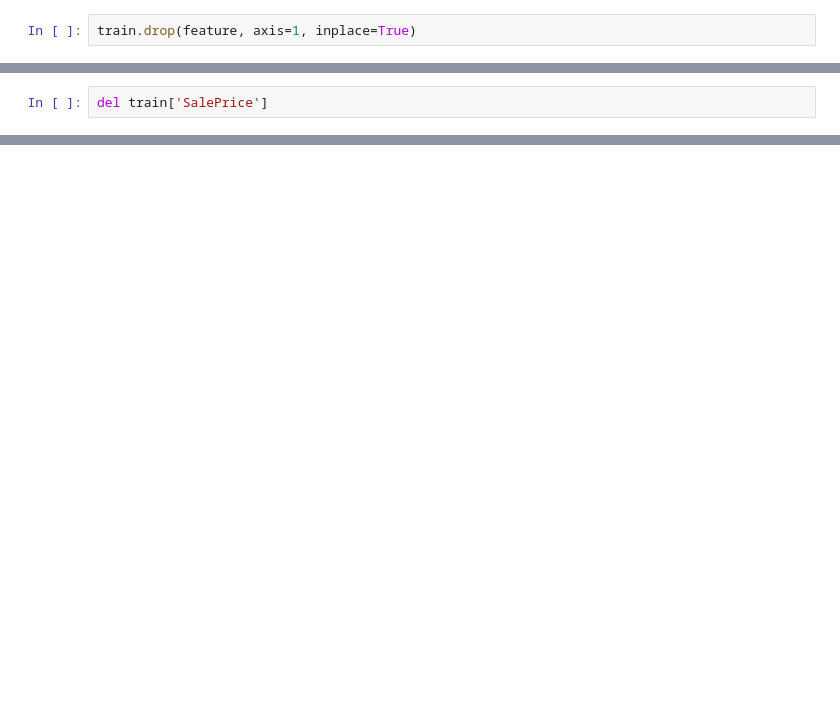
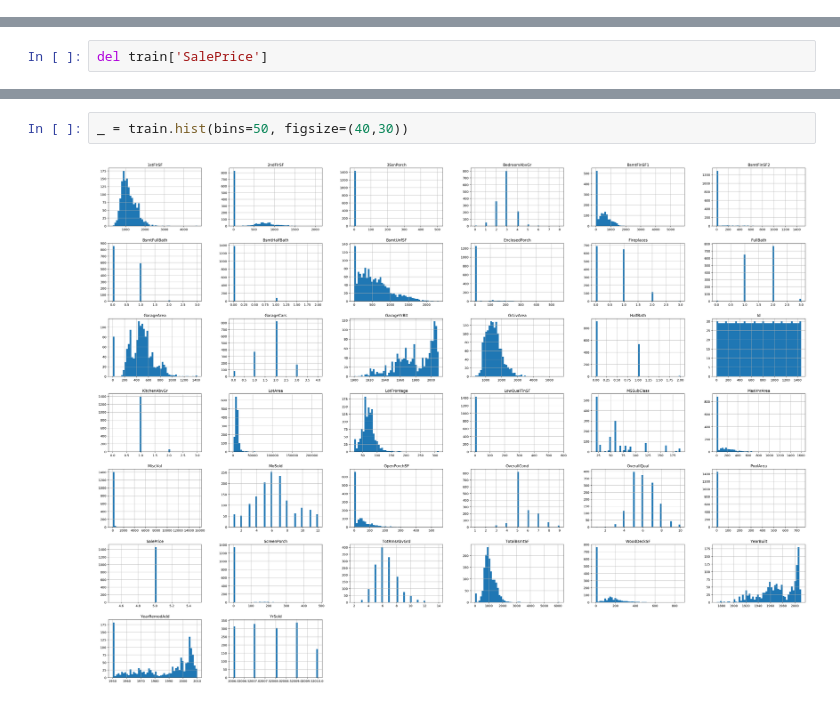
Before and after one commit to ser-serege/Homework, a Jupyter notebook: The main-Copy2.ipynb, the cells around one changed output, grey strips where cells are left out. Drawn from its saved outputs; the diff is of its cells as text; blank space fills up the shorter version.

```diff
--- a/The main-Copy2.ipynb
+++ b/The main-Copy2.ipynb
@@ -70,2 +49,0 @@ for i in range(81):
-# %%
-train.drop(feature, axis=1, inplace=True)
@@ -124,0 +72,4 @@ print("CV accuracy score: {:.2f}%".format(results.mean()*100))
+# %%
+_ = train.hist(bins=50, figsize=(40,30))
+# %% [output]
+[figure, added]
```
Also changed, not shown: parts of 136 cells of this notebook.
